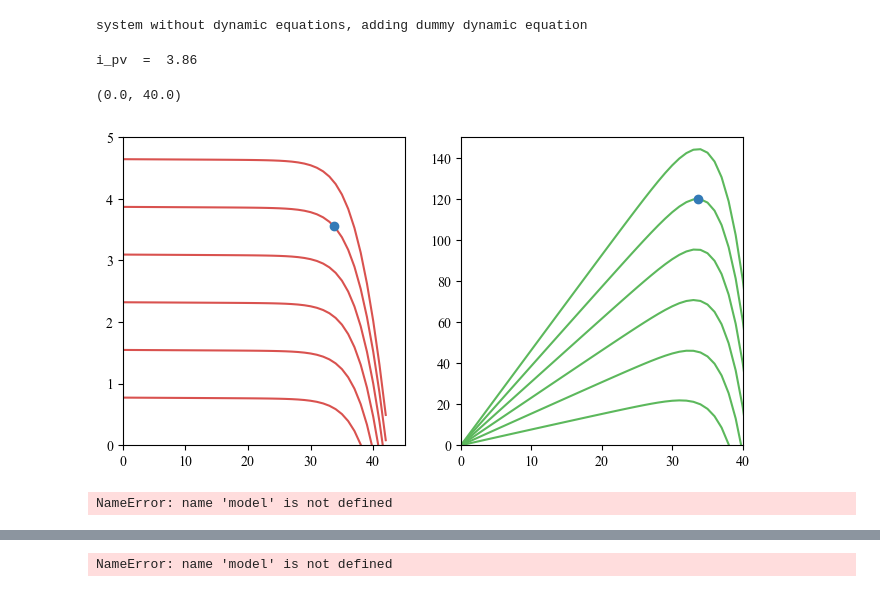
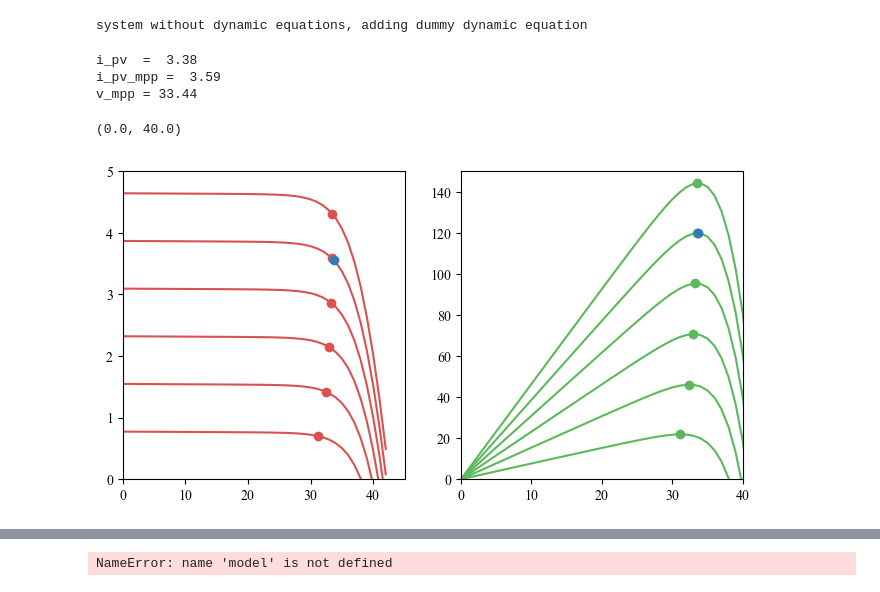
Before and after one commit to pydae/pydae, a Jupyter notebook: src/pydae/bmapu/pvs/pv_model_test.ipynb, the cells around one changed output, grey strips where cells are left out. Cells and saved outputs as stored; diff of their text form; code cells hidden in the pictures.

```diff
--- a/src/pydae/bmapu/pvs/pv_model_test.ipynb
+++ b/src/pydae/bmapu/pvs/pv_model_test.ipynb
@@ -21,43 +21,45 @@ system without dynamic equations, adding dummy dynamic equation
 import pv_test
 
 model = pv_test.model()
-model.ini({'v_pv':10},3.1)
+model.ini({'v_pv':35},{'i_pv':3,'v_mpp':40})
 model.report_y()
 # %% [output]
-i_pv  =  3.86
+i_pv  =  3.38
+i_pv_mpp =  3.59
+v_mpp = 33.44
 # %%
 temp_deg = 25
 v = 10
 V = np.arange(0,pv.V_oc,1.0)
 I = np.zeros(len(V))
 
 fig,axes = plt.subplots(ncols=2,figsize=(8,4))
 
 irrads = np.arange(200,1400,200.0)
-
+#irrads = [100]
 for irrad in irrads:
     for it,v in enumerate(V):
         model.ini({'v_pv':v,'irrad':irrad,'temp_deg':temp_deg})
         I[it] = model.get_value('i_pv')
 
     axes[0].plot(V,I, color=colors[0])
     axes[1].plot(V,V*I, color=colors[1])
 
+    v_mpp = model.get_value('v_mpp')
+    model.ini({'v_pv':model.get_value('v_mpp'),'irrad':irrad,'temp_deg':temp_deg})
+    axes[0].plot(model.get_value('v_mpp'),model.get_value('i_pv'), 'o',color=colors[0])
+    axes[1].plot(model.get_value('v_mpp'),model.get_value('i_pv')*v_mpp, 'o', color=colors[1])
 
 model.ini({'v_pv':pv.V_mpp,'irrad':1000, 'temp_deg':temp_deg})
 i_mpp = model.get_value('i_pv')
 
 axes[0].plot(pv.V_mpp,i_mpp, 'o', color=colors[2])
 axes[1].plot(pv.V_mpp,pv.V_mpp*i_mpp, 'o',color=colors[2])
 
 axes[0].set_ylim(0,5)
 axes[0].set_xlim(0,45)
 axes[1].set_ylim(0,150)
 axes[1].set_xlim(0,40)
 # %% [output]
 (0.0, 40.0)
-[figure, old version]
+[figure, new version]
-# %%
-model.report_params()
-# %% [output]
-NameError: name 'model' is not defined
```
Also changed, not shown: parts of 3 cells of this notebook, 10 other files.
